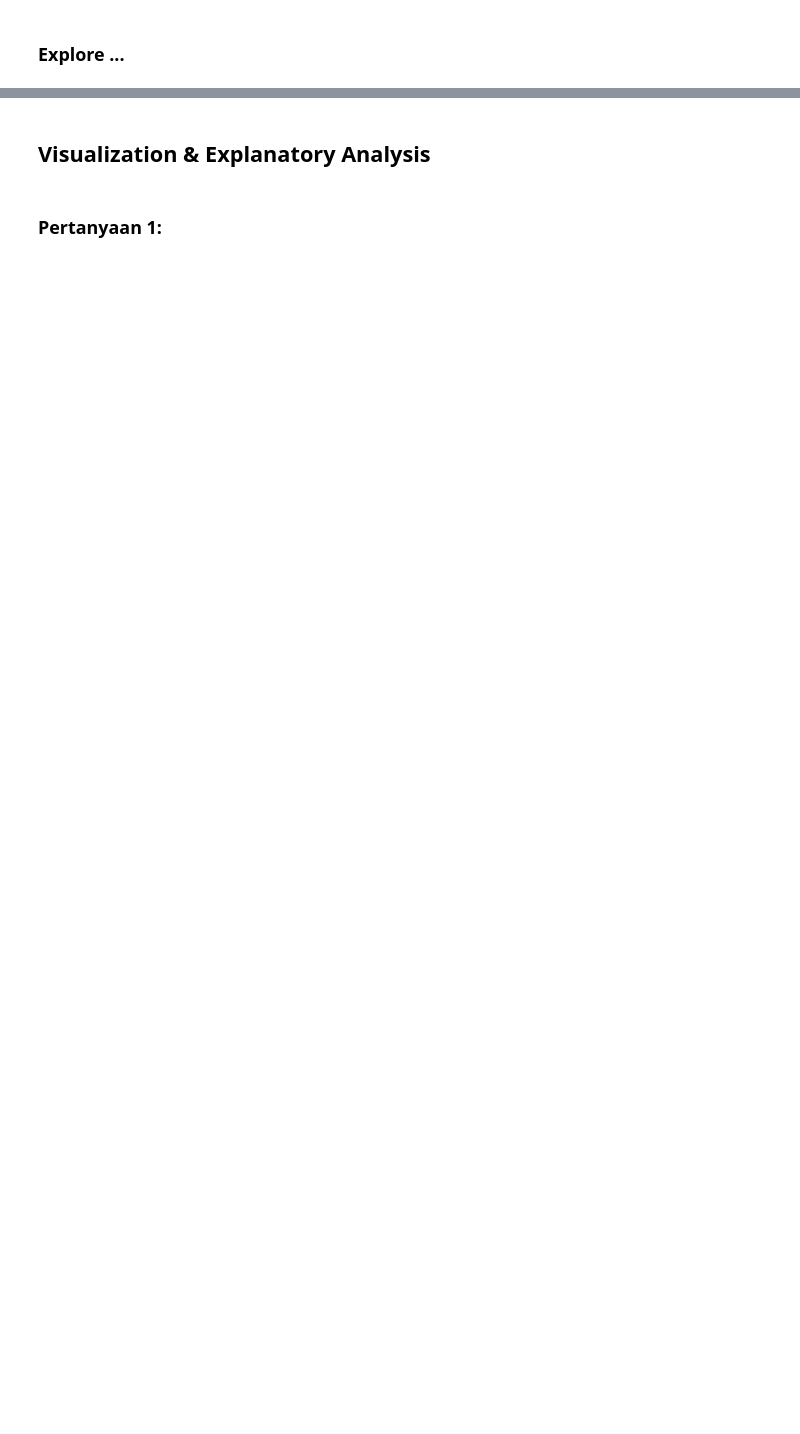
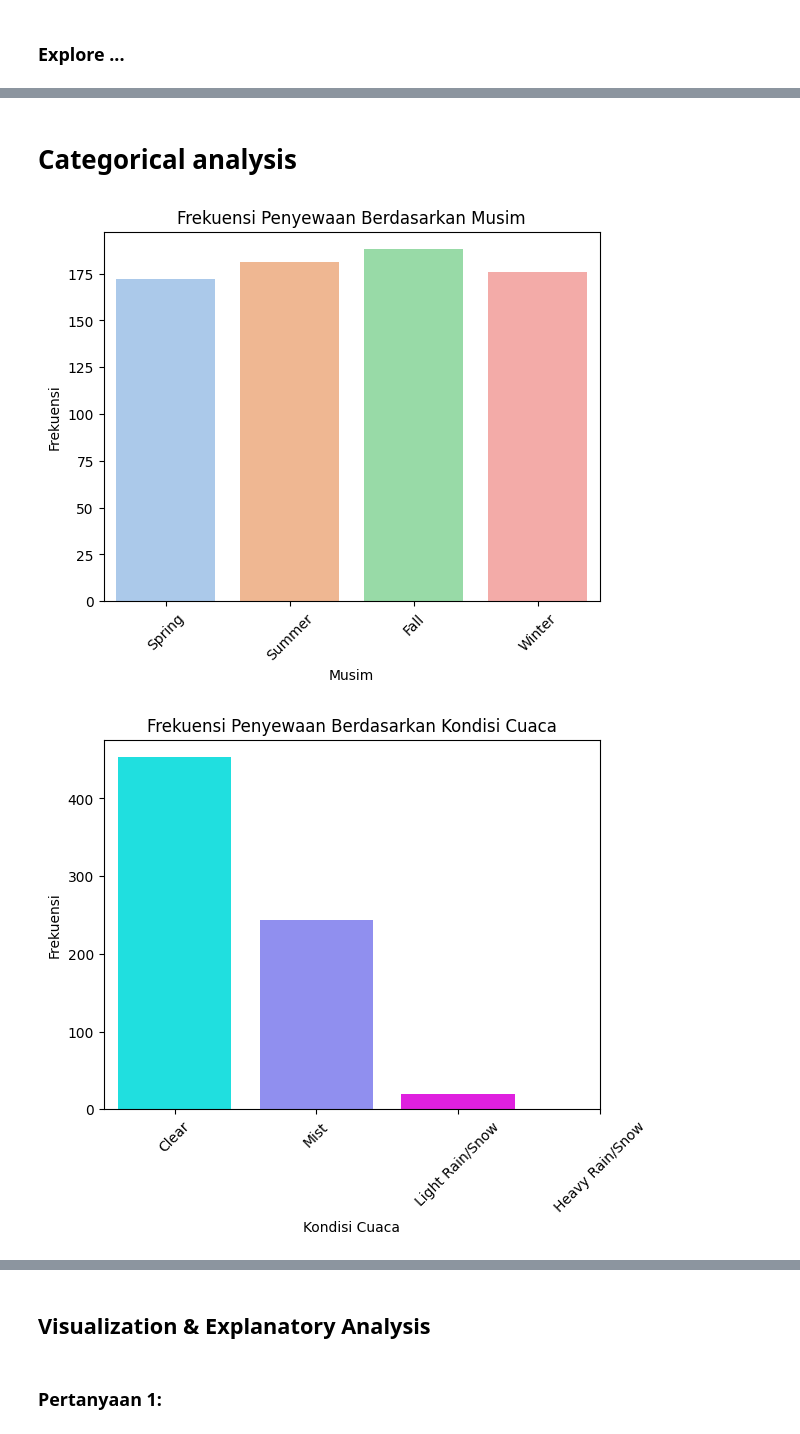
Before and after one commit to Edric-INNK/notebook1, a Jupyter notebook: notebook.ipynb, the cells around one changed output, grey strips where cells are left out. Saved outputs shown, nothing was run; the diff lists cells and outputs as text; code cells hidden in the pictures; blank space fills up the shorter version.

```diff
--- a/notebook.ipynb
+++ b/notebook.ipynb
@@ -166,0 +265,21 @@ Saya akan mencoba menjelajahi tren musiman
+# %% [markdown]
+# Categorical analysis
+# %%
+# Jumlah penyewaan berdasarkan musim (categorical analysis)
+sns.countplot(x='season', data=day_data, hue='season', palette='pastel', legend=False)
+plt.title("Frekuensi Penyewaan Berdasarkan Musim")
+plt.xlabel("Musim")
+plt.ylabel("Frekuensi")
+plt.xticks([0, 1, 2, 3], ['Spring', 'Summer', 'Fall', 'Winter'], rotation=45)
+plt.show()
+
+# Jumlah penyewaan berdasarkan kondisi cuaca (categorical analysis)
+sns.countplot(x='weathersit', data=day_data, hue='weathersit', palette='cool', legend=False)
+plt.title("Frekuensi Penyewaan Berdasarkan Kondisi Cuaca")
+plt.xlabel("Kondisi Cuaca")
+plt.ylabel("Frekuensi")
+plt.xticks([0, 1, 2, 3], ['Clear', 'Mist', 'Light Rain/Snow', 'Heavy Rain/Snow'], rotation=45)
+plt.show()
+# %% [output]
+[figure, added]
+[figure, added]
```
Also changed, not shown: parts of 21 cells of this notebook.
